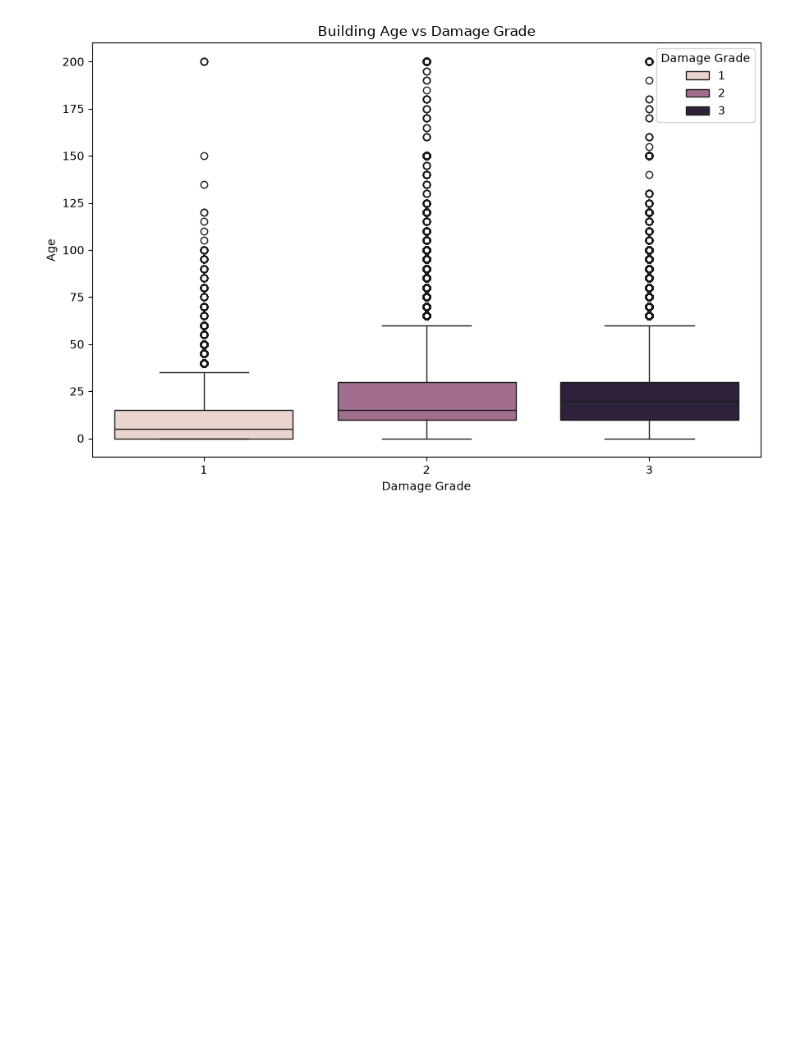
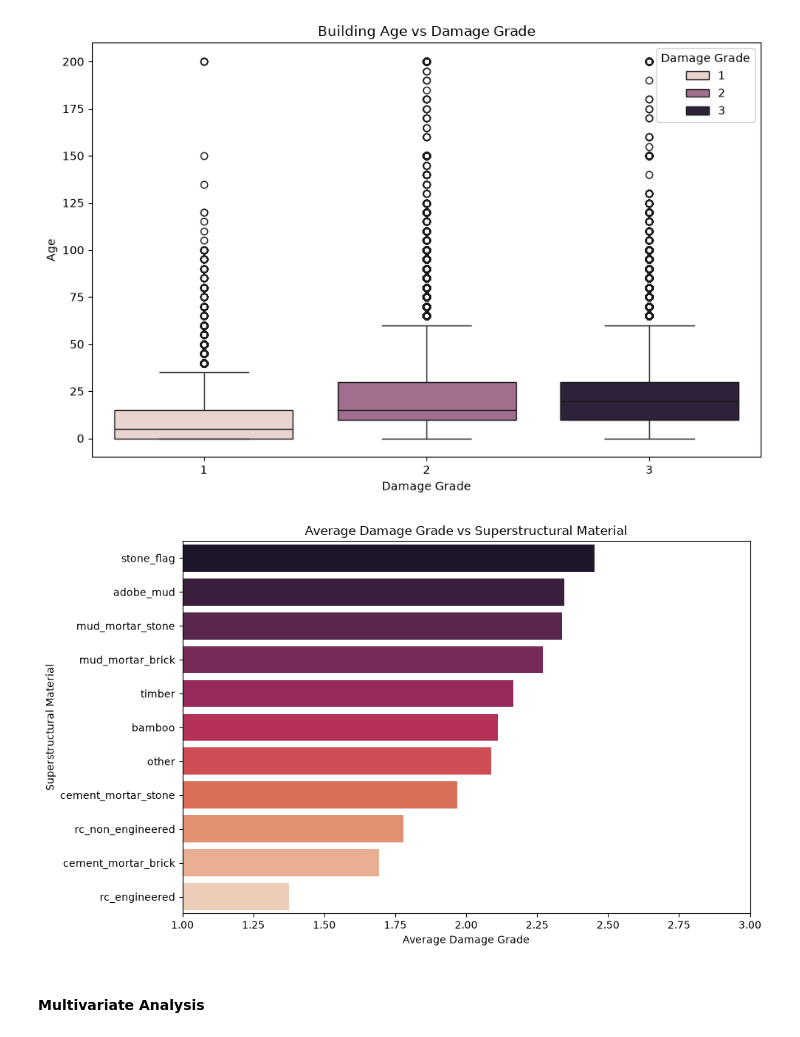
Before and after one commit to rehandbit/Nepal-Earthquake, a Jupyter notebook: Nepal_Earthquake.ipynb, the cells around one changed output. Drawn from its saved outputs; the diff is of its cells as text; code cells hidden in the pictures; blank space fills up the shorter version.

```diff
--- a/Nepal_Earthquake.ipynb
+++ b/Nepal_Earthquake.ipynb
@@ -321,0 +326,28 @@ plt.show()
+# %%
+superstructure_cols  =[c for c in df.columns if c.startswith('has_superstructure_')]
+# display(superstructure_cols)
+
+avg_damage_by_material = []
+
+for col in superstructure_cols:
+    avg_damage_mean = df.loc[df[col] == 1, 'damage_grade'].mean()
+    avg_damage_by_material.append((col.replace('has_superstructure_', ''), avg_damage_mean))
+
+# making new column to draw plot with different material
+material_df = pd.DataFrame(avg_damage_by_material, columns = ['material', 'avg_damage_grade'])
+material_df = material_df.sort_values('avg_damage_grade', ascending =False)
+
+# ploting new material columns
+plt.figure(figsize=(10,6))
+sns.barplot(data=material_df, x = 'avg_damage_grade', y ='material',hue = 'material' ,palette='rocket')
+
+plt.title('Average Damage Grade vs Superstructural Material')
+plt.xlabel('Average Damage Grade')
+plt.ylabel('Superstructural Material')
+plt.xlim(1,3)
+plt.tight_layout()
+plt.show()
+# %% [output]
+[figure, added]
+# %% [markdown]
+#### Multivariate Analysis
```
Also changed, not shown: parts of 19 cells of this notebook.
